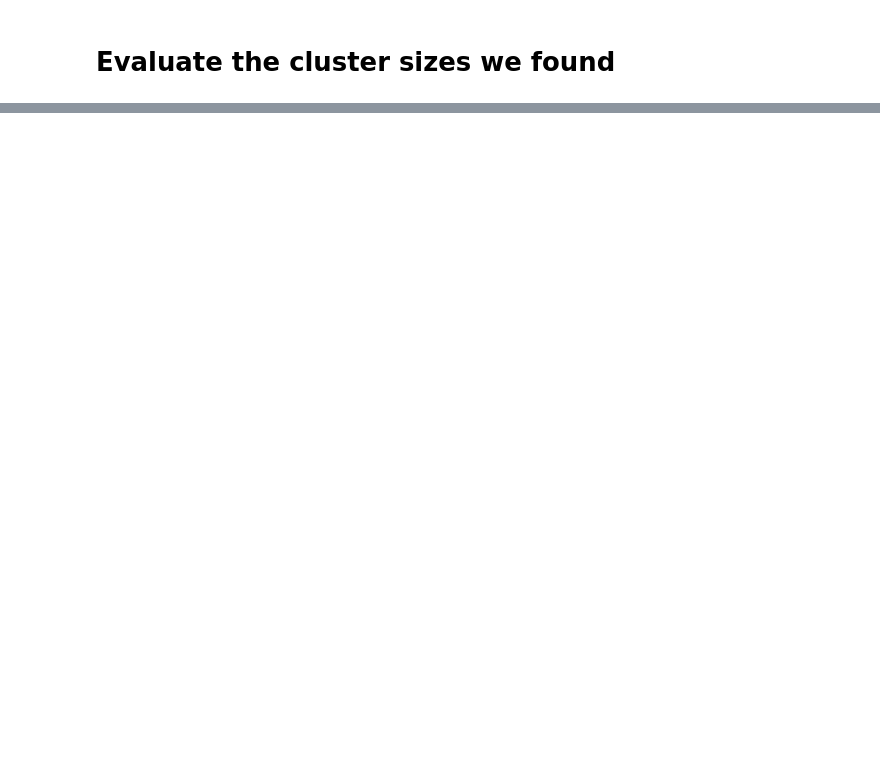
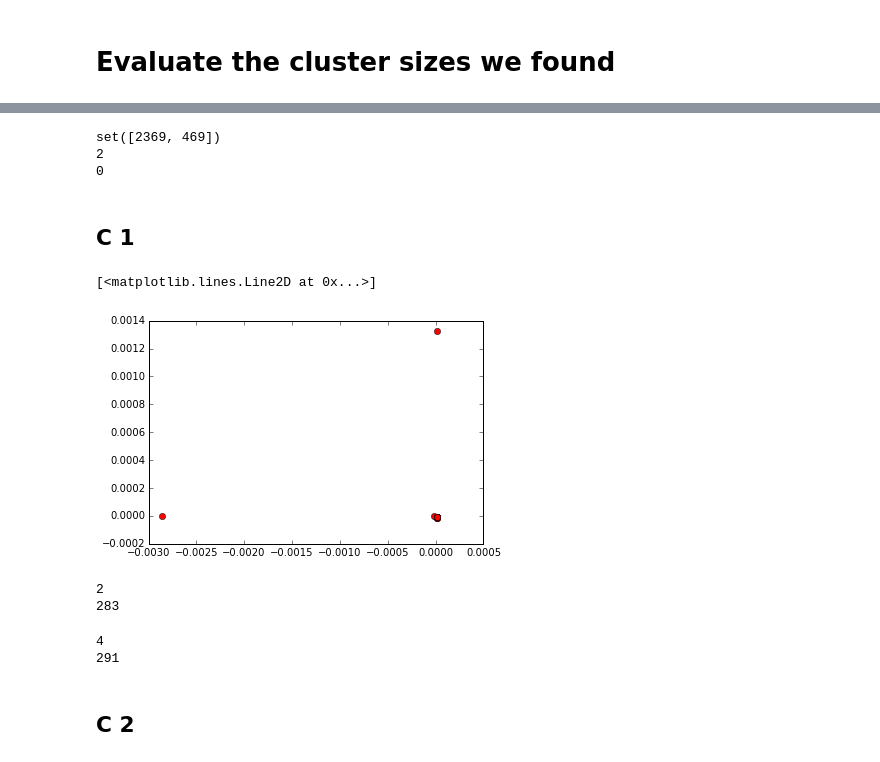
Before and after one commit to mzw4/jyupitertime, a Jupyter notebook: comp1/CS 5786 Comp 1 - JAC part 2.ipynb, the cells around one changed output, grey strips where cells are left out. Drawn from its saved outputs; the diff is of its cells as text; code cells hidden in the pictures; blank space fills up the shorter version.

```diff
--- a/comp1/CS 5786 Comp 1 - JAC part 2.ipynb
+++ b/comp1/CS 5786 Comp 1 - JAC part 2.ipynb
@@ -134,0 +296,53 @@ print [list(spectral_labels).count(i) for i in range(2)]
+# %%
+new_relabels = [sorted(predicted_label_inv_idx[0])[i] for i in range(len(remaining_set)) if pca_data[i,0] < -0.002 or pca_data[i,1] < -0.002]
+to_relabel = to_relabel.union(new_relabels)
+for i in new_relabels:
+    predicted_label_inv_idx[0].remove(i)
+# %%
+print to_relabel
+print len(to_relabel)
+print sum([1 for i in to_relabel if i in actual_debates.values()])
+# %% [output]
+set([2369, 469])
+2
+0
+# %% [markdown]
+## C 1
+# %%
+CLUSTER_NUM = 1
+
+next_cand = sorted(predicted_label_inv_idx[CLUSTER_NUM])
+next_cand.extend(list(to_relabel))
+
+speech_vectors_trimmed = speech_vectors[sorted(next_cand),:]
+speech_vectors_trimmed = speech_vectors_trimmed[:,sorted(next_cand)]
+
+pca_model = decomposition.PCA(n_components=5)
+pca_data = pca_model.fit_transform(speech_vectors_trimmed.toarray())
+# %%
+plt.plot(pca_data[:,1], pca_data[:,2], 'ro')
+# %% [output]
+[<matplotlib.lines.Line2D at 0x...>]
+[figure, added]
+# %%
+errs = sum(1 for i in range(len(next_cand)) if pca_data[i,1] < -0.0005 or pca_data[i,2] > 0.001)
+print errs
+print len(next_cand) - errs
+# %% [output]
+2
+283
+# %%
+new_relabels = [sorted(next_cand)[i] for i in range(len(next_cand)) if pca_data[i,0] < -0.001 or pca_data[i,1] < -0.001]
+to_relabel = new_relabels
+for i in new_relabels:
+    try:
+        predicted_label_inv_idx[CLUSTER_NUM].remove(i)
+    except:
+        pass
+print len(to_relabel)
+print len( predicted_label_inv_idx[CLUSTER_NUM])
+# %% [output]
+4
+291
+# %% [markdown]
+## C 2
```
Also changed, not shown: parts of 21 cells of this notebook.
